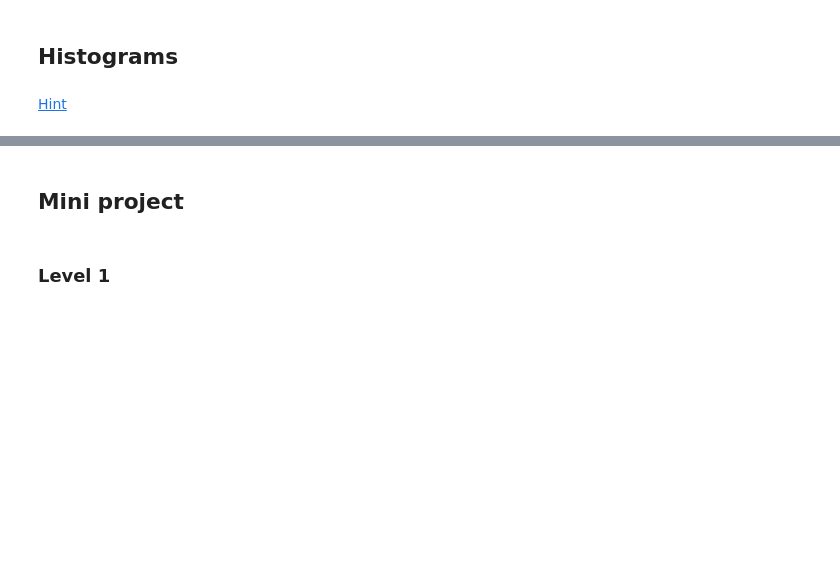
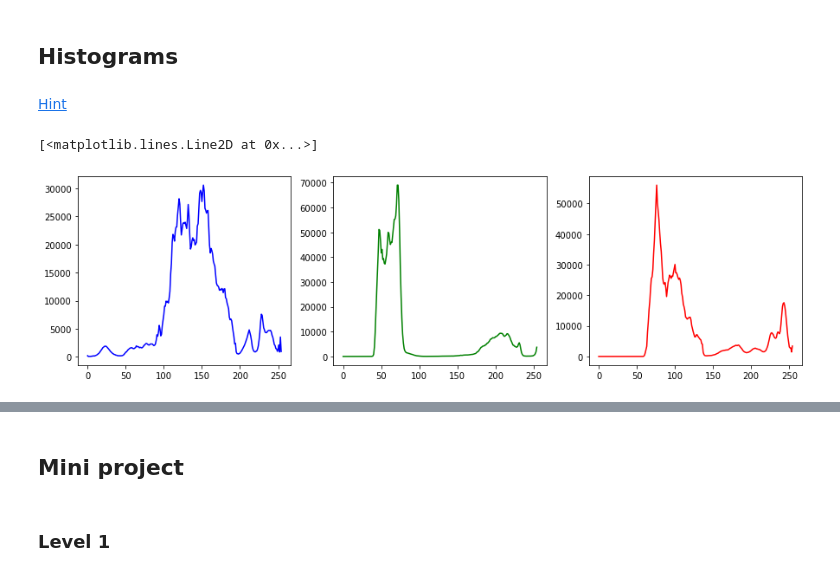
Before and after one commit to Marzipan78/Striving, a Jupyter notebook: M6_Computer_Vision/03. Histograms, transformations and Bitwise ops/Histograms.ipynb, the cells around one changed output, grey strips where cells are left out. Drawn from its saved outputs; the diff is of its cells as text; code cells hidden in the pictures; blank space fills up the shorter version.

```diff
--- a/M6_Computer_Vision/03. Histograms, transformations and Bitwise ops/Histograms.ipynb
+++ b/M6_Computer_Vision/03. Histograms, transformations and Bitwise ops/Histograms.ipynb
@@ -12,7 +17,27 @@ import matplotlib.pyplot as plt
 # %%
 # Load some images, calculate and plot their color histograms, one color at the time
 # try it with different color spaces BGR, HSV, etc
+
+path = './img/'
+rick  = cv2.imread(path + 'rick.jpg')
+day = cv2.imread(path + "day1.jpg")
 # %% [markdown]
 [Hint](# "cv2.calcHist")
 # %%
 # Now try to plot all 3 channels at the same time, does the histogram give you an idea of what the image looks like?
+fig, axes = plt.subplots(1, 3, figsize=(15, 4))
+
+
+
+rick_b_h = cv2.calcHist([rick], [0], None, [255], [0,255])
+axes[0].plot(rick_b_h, color='blue')
+
+
+rick_g_h = cv2.calcHist([rick], [1], None, [255], [0,255])
+axes[1].plot(rick_g_h, color='green')
+
+rick_r_h = cv2.calcHist([rick], [2], None, [255], [0,255])
+axes[2].plot(rick_r_h, color='red')
+# %% [output]
+[<matplotlib.lines.Line2D at 0x...>]
+[figure, added]
```
Also changed, not shown: parts of 2 cells of this notebook.
